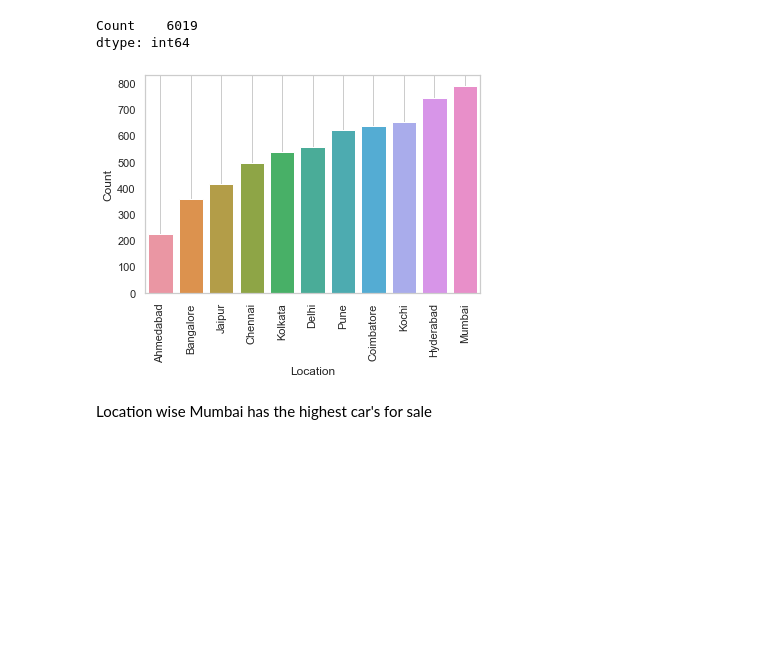
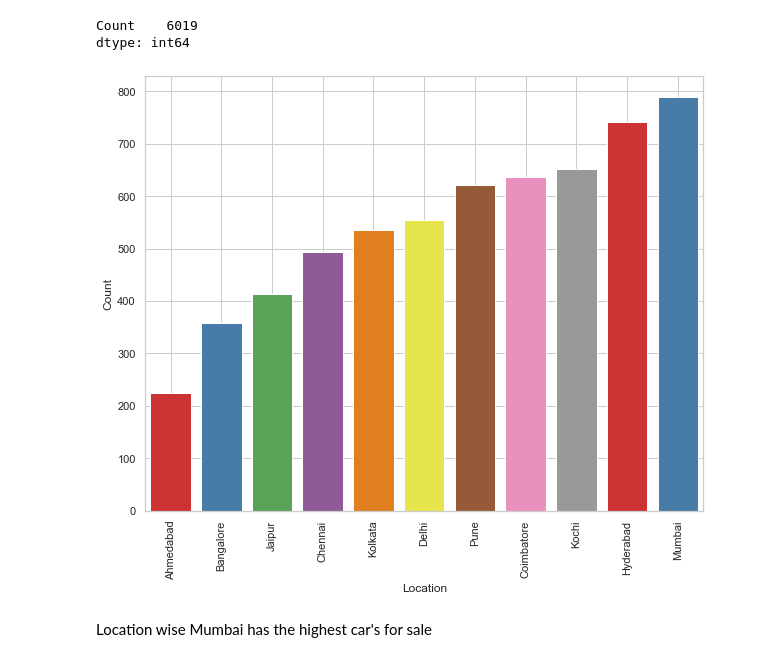
Before and after one commit to Tarun280896/Projects, a Jupyter notebook: Car_Sale_Price_Prediction/Cars_EDA.ipynb, the cells around one changed output. Cells and saved outputs as stored; diff of their text form; code cells hidden in the pictures; blank space fills up the shorter version.

```diff
--- a/Car_Sale_Price_Prediction/Cars_EDA.ipynb
+++ b/Car_Sale_Price_Prediction/Cars_EDA.ipynb
@@ -50,12 +50,12 @@ location.sum()# total no of cars
 Count    6019
 dtype: int64
 # %%
-sns.barplot(location.index,location['Count'])#using Seabron
+sns.barplot(location.index,location['Count'],palette = 'Set1')#using Seabron
 plt.xticks(rotation=90)
 plt.rcParams['figure.figsize']=(10.0,8.0)
-plt.grid()
+plt.grid(True)
 # %% [output]
-[figure, old version]
+[figure, new version]
 # %% [markdown]
 Location wise Mumbai has the highest car's for sale
 # %% [markdown]
```
Also changed, not shown: parts of 10 cells of this notebook.
